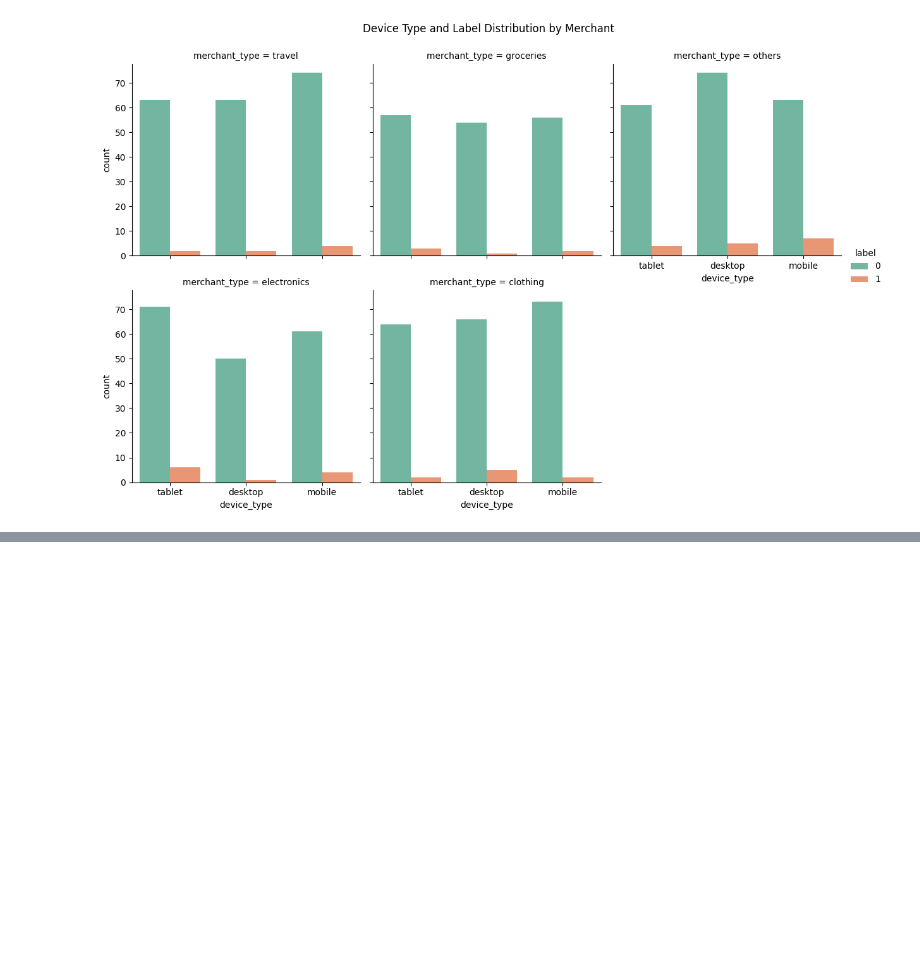
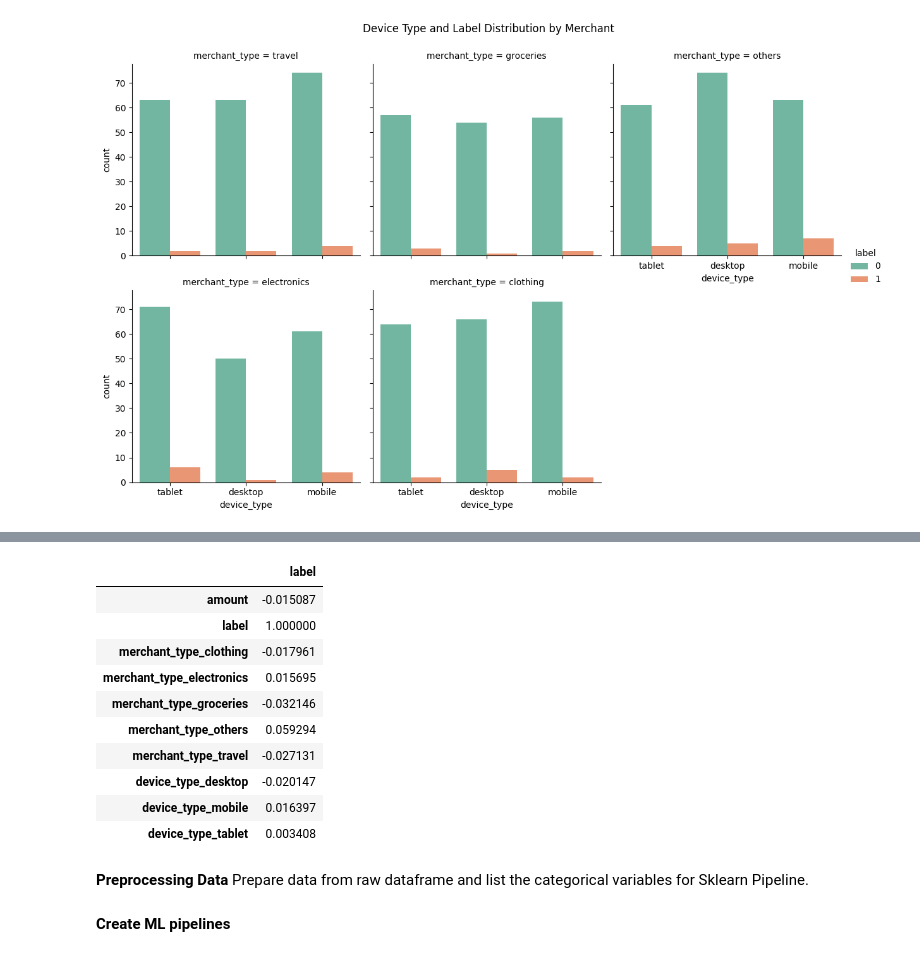
Before and after one commit to Fadhellya/capstone-project, a Jupyter notebook: model/exploratory_analysis.ipynb, the cells around one changed output, grey strips where cells are left out. Drawn from its saved outputs; the diff is of its cells as text; code cells hidden in the pictures; blank space fills up the shorter version.

```diff
--- a/model/exploratory_analysis.ipynb
+++ b/model/exploratory_analysis.ipynb
@@ -96,0 +147,17 @@ Text(0.5, 0.98, 'Device Type and Label Distribution by Merchant')
+# %%
+one_hot_data.corr()[['label']]
+# %% [output]
+|  | label |
+| amount | -0.015087 |
+| label | 1.000000 |
+| merchant_type_clothing | -0.017961 |
+| merchant_type_electronics | 0.015695 |
+| merchant_type_groceries | -0.032146 |
+| merchant_type_others | 0.059294 |
+| merchant_type_travel | -0.027131 |
+| device_type_desktop | -0.020147 |
+| device_type_mobile | 0.016397 |
+| device_type_tablet | 0.003408 |
+# %% [markdown]
+**Preprocessing Data**
+Prepare data from raw dataframe and list the categorical variables for Sklearn Pipeline.
@@ -96,0 +172,2 @@ Text(0.5, 0.98, 'Device Type and Label Distribution by Merchant')
+# %% [markdown]
+**Create ML pipelines**
```
Also changed, not shown: parts of 8 cells of this notebook.
